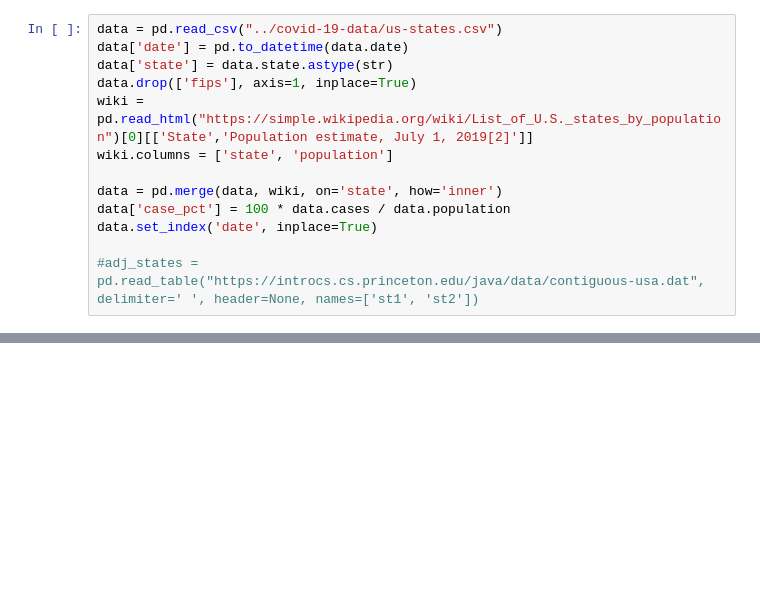
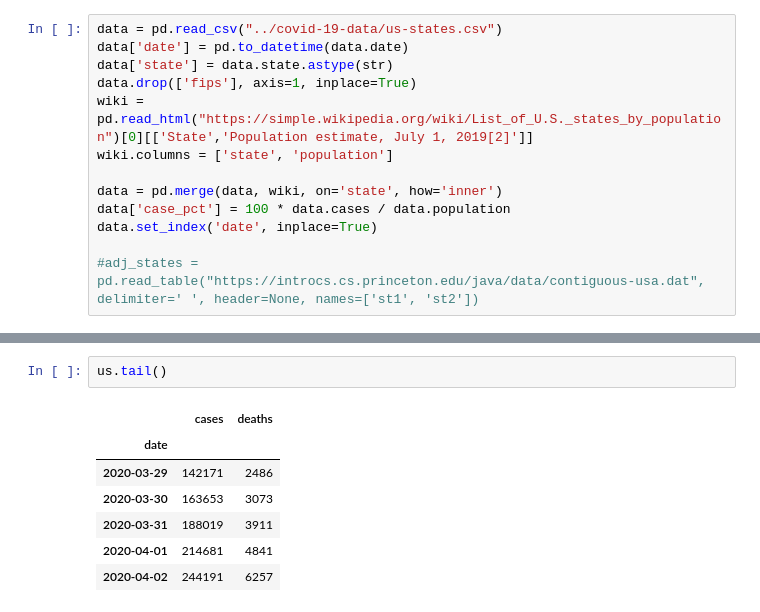
Before and after one commit to tipanverella/EpidemicModels, a Jupyter notebook: notebooks/NYT_COVID19.ipynb, the cells around one changed output, grey strips where cells are left out. Cells and saved outputs as stored; diff of their text form; blank space fills up the shorter version.

```diff
--- a/notebooks/NYT_COVID19.ipynb
+++ b/notebooks/NYT_COVID19.ipynb
@@ -82,0 +121,10 @@ fig.savefig(f"../writeups/images/WA.png")
+# %%
+us.tail()
+# %% [output]
+|  | cases | deaths |
+| date |  |  |
+| 2020-03-29 | 142171 | 2486 |
+| 2020-03-30 | 163653 | 3073 |
+| 2020-03-31 | 188019 | 3911 |
+| 2020-04-01 | 214681 | 4841 |
+| 2020-04-02 | 244191 | 6257 |
```
Also changed, not shown: parts of 10 cells of this notebook, 8 other files.
